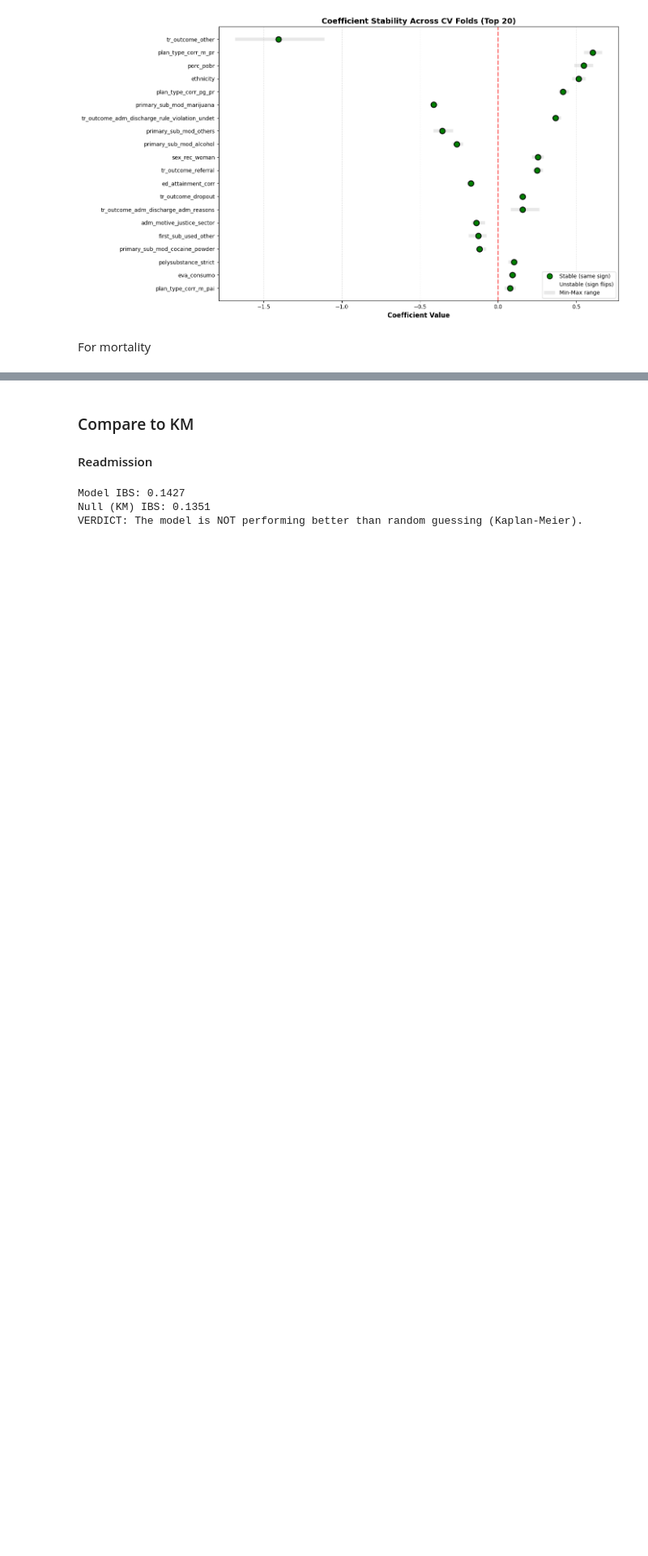
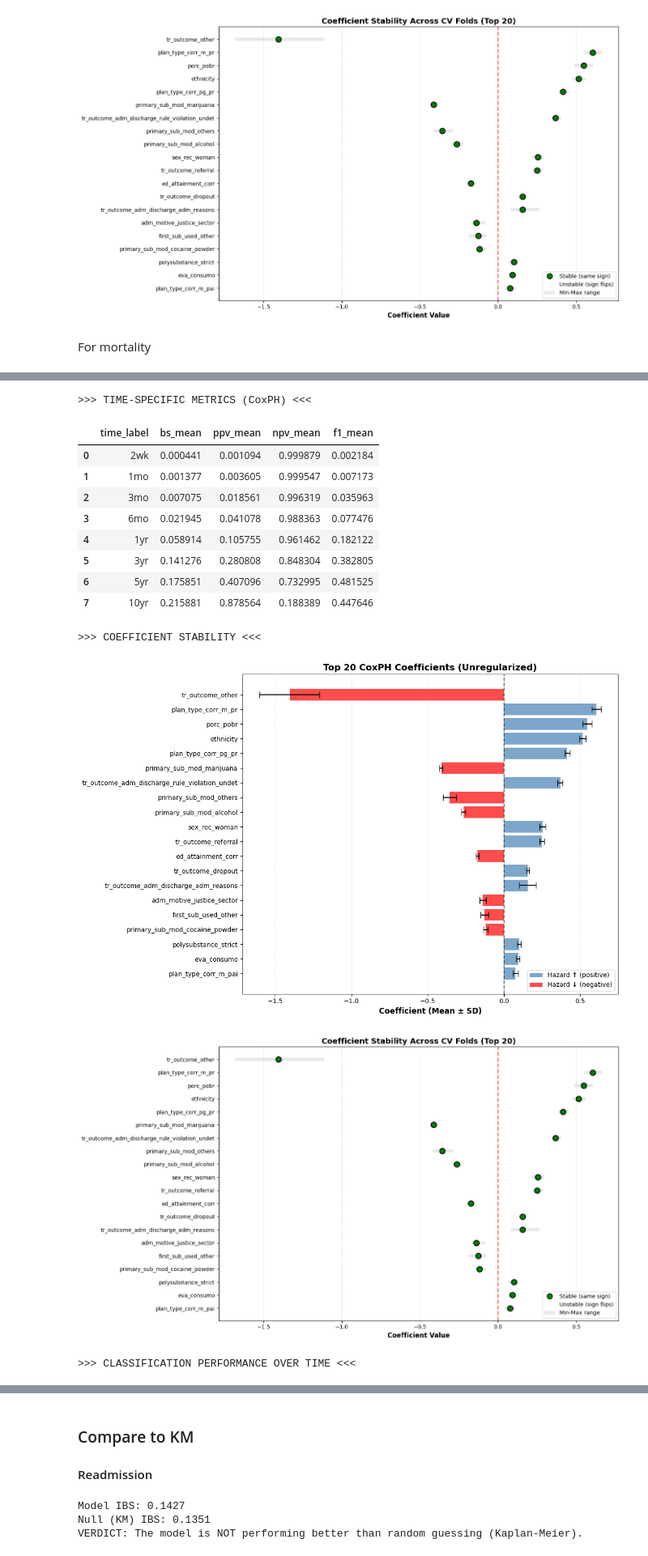
Before and after one commit to FONDECYTACC/cons2025, a Jupyter notebook: best_subset_based_on_calib_jan26.ipynb, the cells around one changed output, grey strips where cells are left out. Shown at 81% size. Saved outputs shown, nothing was run; the diff lists cells and outputs as text; code cells hidden in the pictures; blank space fills up the shorter version.

```diff
--- a/best_subset_based_on_calib_jan26.ipynb
+++ b/best_subset_based_on_calib_jan26.ipynb
@@ -2418,0 +3320,45 @@ else:
+# %%
+# ==================== USAGE EXAMPLE ====================
+if __name__ == "__main__":
+
+    # Define time grid
+    times_eval_grid = np.array([0.5, 1, 3, 6, 12, 36, 60, 120])
+
+    print("\n" + "🔬"*40)
+    print("DIAGNOSTIC TEST: CoxPH WITHOUT REGULARIZATION")
+    print("🔬"*40)
+
+    # ==================== READMISSION ====================
+    print("\n>>> OUTCOME: READMISSION <<<\n")
+    start_time = time.time()
+
+    results_coxph_readm, df_metrics_readm, df_coefs_readm, df_time_readm = (
+        coxph_unregularized_cv_mi(
+            X_list=imputations_list_jan26,
+            y_surv_list=y_surv_readm_list_corrected,
+            times_eval=times_eval_grid,
+            n_splits=5,
+            random_state=2125,
+            n_jobs=-1,
+            verbose=True
+        )
+    )
+
+    elapsed = time.time() - start_time
+    print(f"Process completed in {elapsed/60:.2f} minutes")
+
+    print("\n>>> GLOBAL METRICS (CoxPH) <<<")
+    display(df_metrics_readm)
+
+    print("\n>>> TIME-SPECIFIC METRICS (CoxPH) <<<")
+    display(df_time_readm[['time_label', 'bs_mean', 'ppv_mean', 'npv_mean', 'f1_mean']])
+
+    # Visualize Coefficients
+    print("\n>>> COEFFICIENT STABILITY <<<")
+    plot_coxph_coefficients(df_coefs_readm, top_n=20)
+    plot_coefficient_stability(df_coefs_readm, top_n=20)
+
+    # Visualize Classification Performance Over Time
+    print("\n>>> CLASSIFICATION PERFORMANCE OVER TIME <<<")
+    plot_time_dependent_classification_metrics(df_time_readm, outcome_name="Readmission (CoxPH)")
+# %% [output]
@@ -2418,0 +3377,14 @@ else:
+>>> TIME-SPECIFIC METRICS (CoxPH) <<<
+|  | time_label | bs_mean | ppv_mean | npv_mean | f1_mean |
+| 0 | 2wk | 0.000441 | 0.001094 | 0.999879 | 0.002184 |
+| 1 | 1mo | 0.001377 | 0.003605 | 0.999547 | 0.007173 |
+| 2 | 3mo | 0.007075 | 0.018561 | 0.996319 | 0.035963 |
+| 3 | 6mo | 0.021945 | 0.041078 | 0.988363 | 0.077476 |
+| 4 | 1yr | 0.058914 | 0.105755 | 0.961462 | 0.182122 |
+| 5 | 3yr | 0.141276 | 0.280808 | 0.848304 | 0.382805 |
+| 6 | 5yr | 0.175851 | 0.407096 | 0.732995 | 0.481525 |
+| 7 | 10yr | 0.215881 | 0.878564 | 0.188389 | 0.447646 |
+>>> COEFFICIENT STABILITY <<<
+[figure, added]
+[figure, added]
+>>> CLASSIFICATION PERFORMANCE OVER TIME <<<
```
Also changed, not shown: parts of 15 cells of this notebook.
